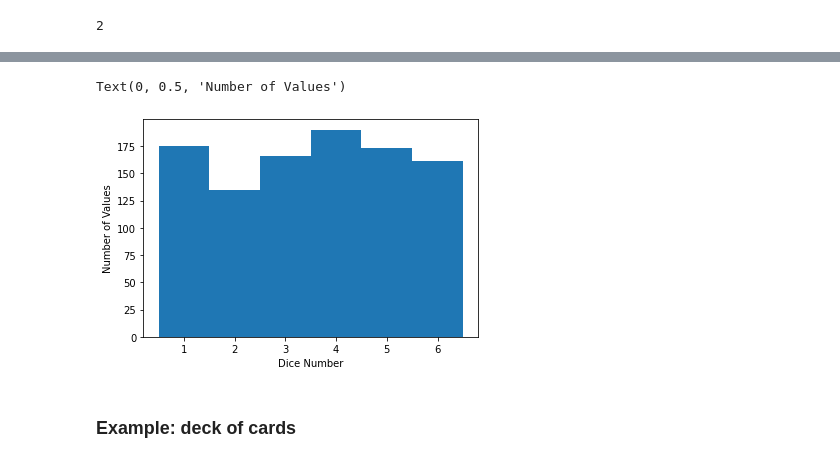
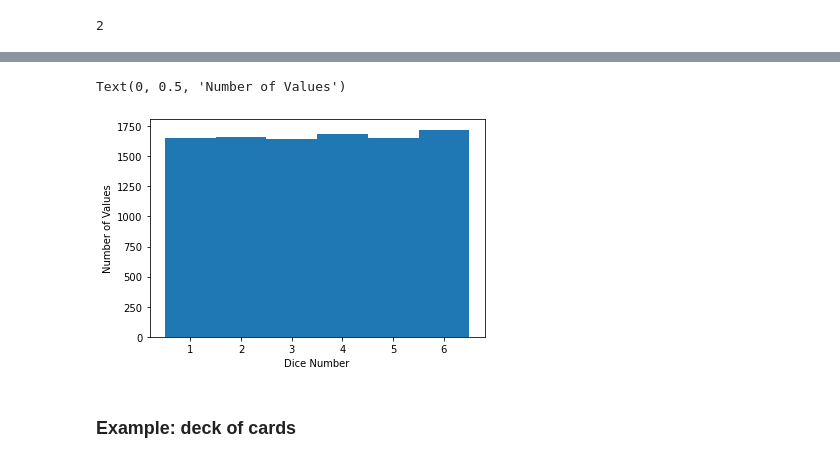
Before and after one commit to ds-connectors/Physics-88-Fa21, a Jupyter notebook: Week08/L07/Lecture07.ipynb, the cells around one changed output, grey strips where cells are left out. Cells and saved outputs as stored; diff of their text form; code cells hidden in the pictures.

```diff
--- a/Week08/L07/Lecture07.ipynb
+++ b/Week08/L07/Lecture07.ipynb
@@ -59,11 +59,11 @@ for i in range(5):
 # %%
-x = [dice() for i in range(1000)]
+x = [dice() for i in range(10000)]
 n, bins, patches = plt.hist(x,6,(0.5,6.5))
 plt.xlabel('Dice Number')
 plt.ylabel('Number of Values')
 # %% [output]
 Text(0, 0.5, 'Number of Values')
-[figure, old version]
+[figure, new version]
 # %% [markdown]
 ### Example: deck of cards
 # %%
```
Also changed, not shown: parts of 3 cells of this notebook.
